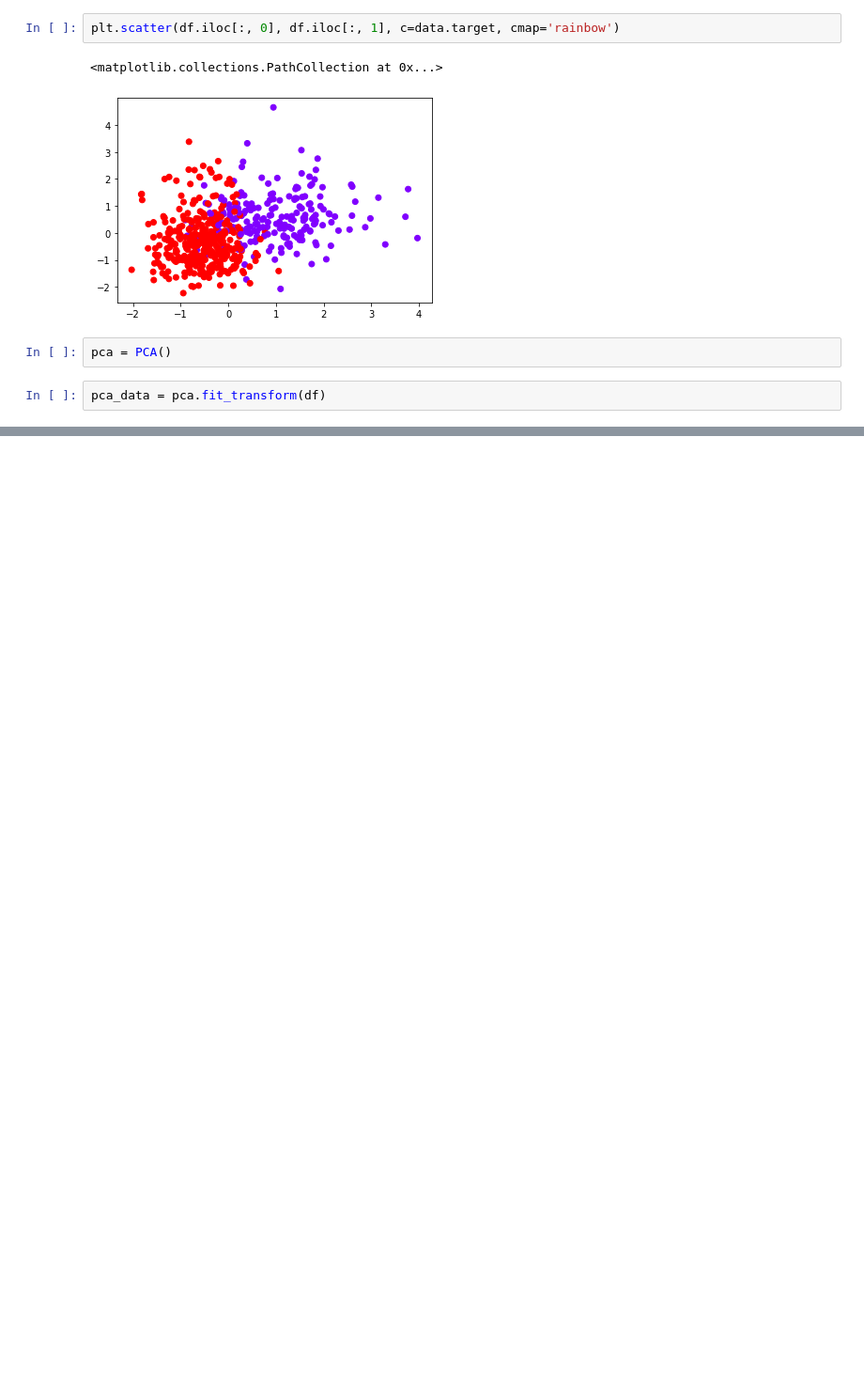
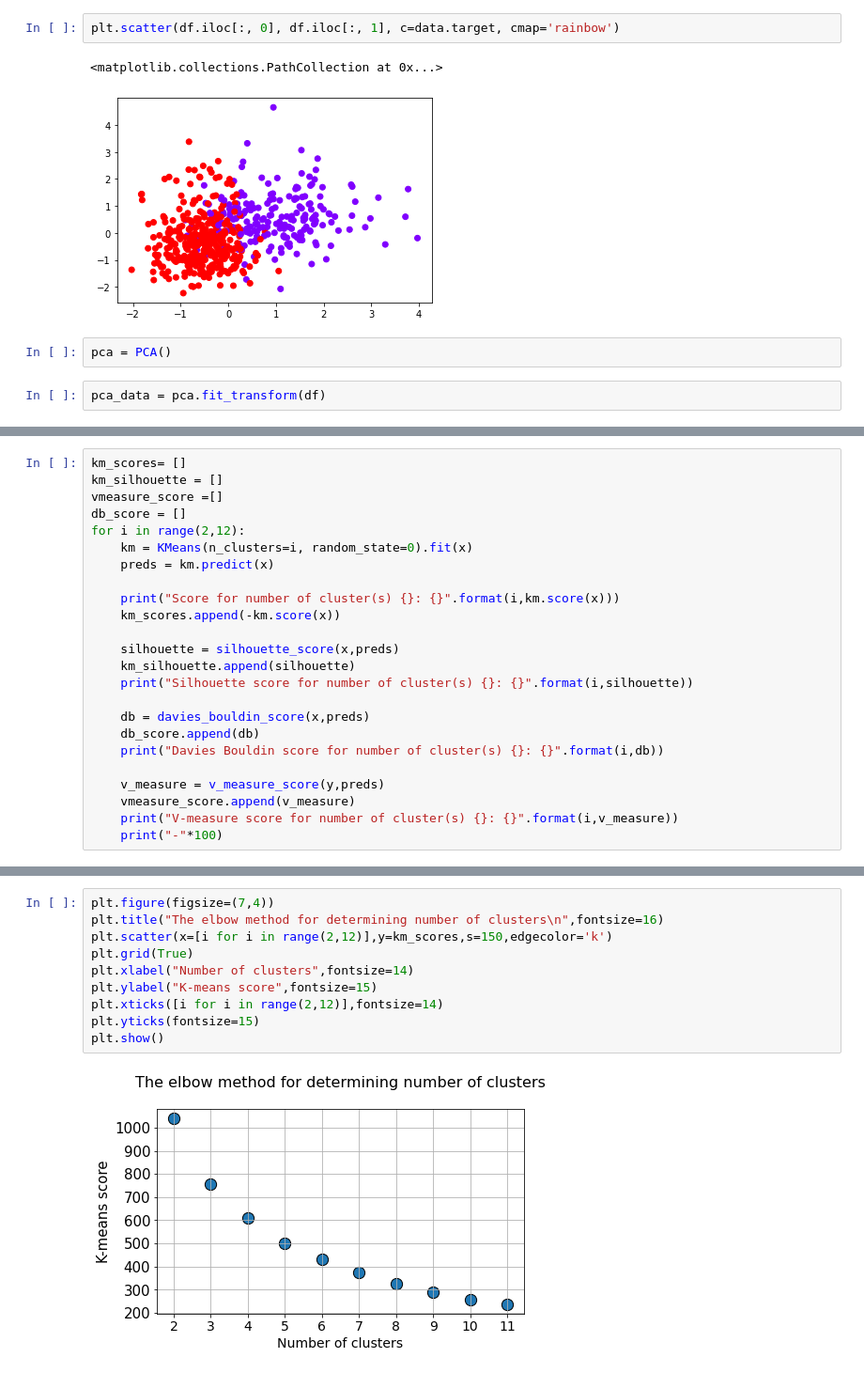
Before and after one commit to apd2599/Training_2021_CIRCUIT, a Jupyter notebook: Scikit-Learn_Dataset/Clustering_Breast_Cancer.ipynb, the cells around one changed output, grey strips where cells are left out. Shown at 94% size. Drawn from its saved outputs; the diff is of its cells as text; blank space fills up the shorter version.

```diff
--- a/Scikit-Learn_Dataset/Clustering_Breast_Cancer.ipynb
+++ b/Scikit-Learn_Dataset/Clustering_Breast_Cancer.ipynb
@@ -260,0 +267,24 @@ pca_data = pca.fit_transform(df)
+# %%
+km_scores= []
+km_silhouette = []
+vmeasure_score =[]
+db_score = []
+for i in range(2,12):
+    km = KMeans(n_clusters=i, random_state=0).fit(x)
+    preds = km.predict(x)
+
+    print("Score for number of cluster(s) {}: {}".format(i,km.score(x)))
+    km_scores.append(-km.score(x))
+
+    silhouette = silhouette_score(x,preds)
+    km_silhouette.append(silhouette)
+    print("Silhouette score for number of cluster(s) {}: {}".format(i,silhouette))
+
+    db = davies_bouldin_score(x,preds)
+    db_score.append(db)
+    print("Davies Bouldin score for number of cluster(s) {}: {}".format(i,db))
+
+    v_measure = v_measure_score(y,preds)
+    vmeasure_score.append(v_measure)
+    print("V-measure score for number of cluster(s) {}: {}".format(i,v_measure))
+    print("-"*100)
@@ -260,0 +309,12 @@ pca_data = pca.fit_transform(df)
+# %%
+plt.figure(figsize=(7,4))
+plt.title("The elbow method for determining number of clusters\n",fontsize=16)
+plt.scatter(x=[i for i in range(2,12)],y=km_scores,s=150,edgecolor='k')
+plt.grid(True)
+plt.xlabel("Number of clusters",fontsize=14)
+plt.ylabel("K-means score",fontsize=15)
+plt.xticks([i for i in range(2,12)],fontsize=14)
+plt.yticks(fontsize=15)
+plt.show()
+# %% [output]
+[figure, added]
```
Also changed, not shown: parts of 15 cells of this notebook, 1 other file.
